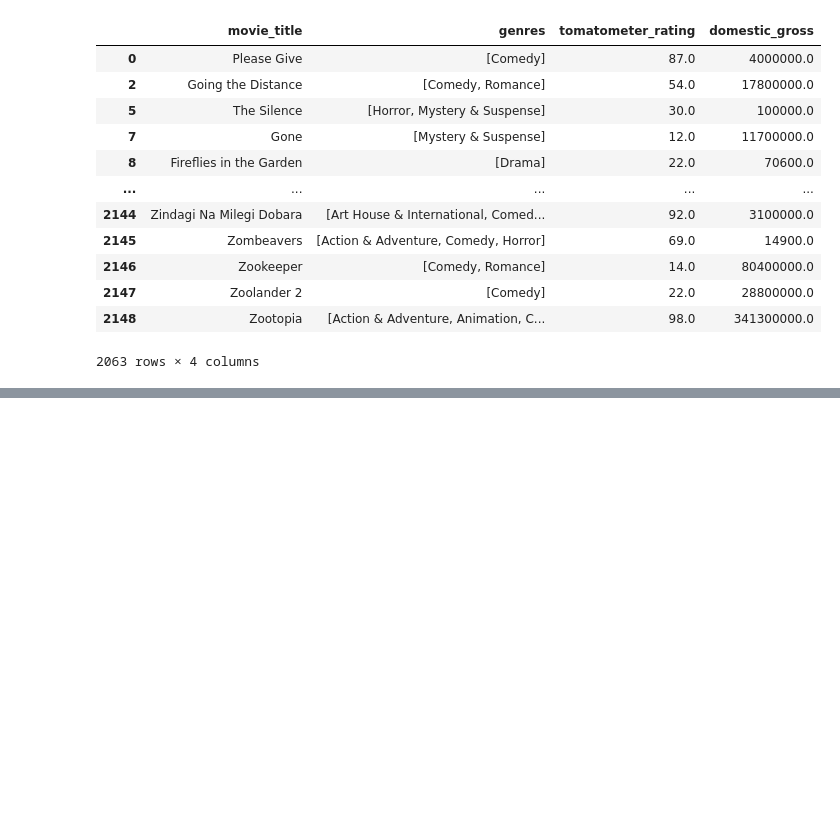
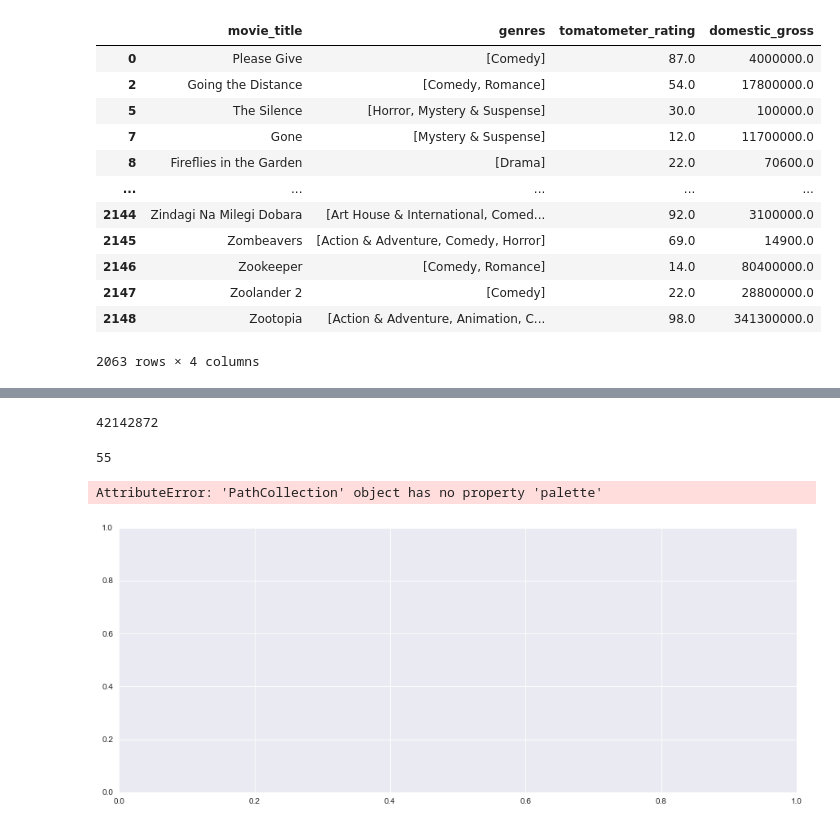
Before and after one commit to richesinrr0/microsoft_movie_analysis, a Jupyter notebook: Movie_analysis_genres_ross.ipynb, the cells around one changed output, grey strips where cells are left out. Saved outputs shown, nothing was run; the diff lists cells and outputs as text; code cells hidden in the pictures; blank space fills up the shorter version.

Commit message:
finishing genres

```diff
--- a/Movie_analysis_genres_ross.ipynb
+++ b/Movie_analysis_genres_ross.ipynb
@@ -229,2 +223,4 @@ KeyError: False
 # %%
-genres_action['domestic_gross'].mean()
+round(df_comedy['domestic_gross'].mean())
+# %% [output]
+42142872
@@ -241,0 +227,4 @@ x = genres_action['genres']
+# %%
+round(df_comedy['tomatometer_rating'].mean())
+# %% [output]
+55
@@ -241,0 +251,52 @@ x = genres_action['genres']
+# %%
+#mean of the comedy genre tomato ratings
+x_comedy = round(df_comedy['tomatometer_rating'].mean())
+x_romance = round(df_romance['tomatometer_rating'].mean())
+x_horror = round(df_horror['tomatometer_rating'].mean())
+x_mystery = round(df_mystery_suspence['tomatometer_rating'].mean())
+x_action_adventure = round(df_action_adventure['tomatometer_rating'].mean())
+x_animation = round(df_animation['tomatometer_rating'].mean())
+x_art = round(df_art['tomatometer_rating'].mean())
+x_drama = round(df_drama['tomatometer_rating'].mean())
+x_music = round(df_music['tomatometer_rating'].mean())
+x_special = round(df_special['tomatometer_rating'].mean())
+x_doc = round(df_doc['tomatometer_rating'].mean())
+x_sports = round(df_sports['tomatometer_rating'].mean())
+x_family = round(df_family['tomatometer_rating'].mean())
+x_science = round(df_science_fict['tomatometer_rating'].mean())
+x_west = round(df_west['tomatometer_rating'].mean())
+x_classics = round(df_classics['tomatometer_rating'].mean())
+x_tv = round(df_tv['tomatometer_rating'].mean())
+x_faith = round(df_faith['tomatometer_rating'].mean())
+# %%
+fig, ax = plt.subplots(figsize=(15,6))
+ax.scatter(x_comedy,y_comedy, palette=["red"])
+ax.scatter(x_romance,y_romance)
+ax.scatter(x_horror,y_horror)
+ax.scatter(x_mystery,y_mystery)
+ax.scatter(x_action_adventure,y_action_adventure)
+ax.scatter(x_animation,y_animation)
+ax.scatter(x_art,y_art)
+ax.scatter(x_drama,y_drama)
+#ax.scatter(x_music,y_music)
+#ax.scatter(x_special,y_special)
+#ax.scatter(x_doc,y_doc)
+#ax.scatter(x_sports,y_sports)
+#ax.scatter(x_family,y_family)
+#ax.scatter(x_science,y_science)
+#ax.scatter(x_west,y_west)
+#ax.scatter(x_classics,y_classics)
+#ax.scatter(x_tv,y_tv)
+#ax.scatter(x_faith,y_faith)
+
+ax.legend(['Comedy', 'romance', 'horror', 'Mystery', 'Action & Adventure', 'Animation',
+          'Art', 'Drama', 'Music', 'Special', 'Documentary', 'Sports', 'Family', 'Science',
+          'Western', 'Classics', 'TV', 'Faith'])
+
+ax.set_xlabel('Mean Tomato Ratings')
+ax.set_ylabel('Mean Gross Profit')
+ax.set_title('Average Ratings and Gross Profit per Genre')
+ax.set_facecolor('lightgrey')
+# %% [output]
+AttributeError: 'PathCollection' object has no property 'palette'
+[figure, added]
```
Also changed, not shown: parts of 24 cells of this notebook.
